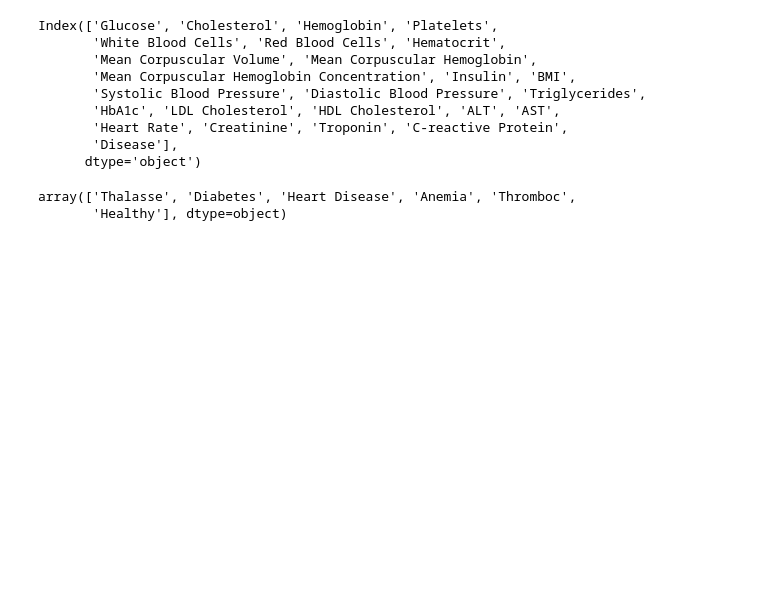
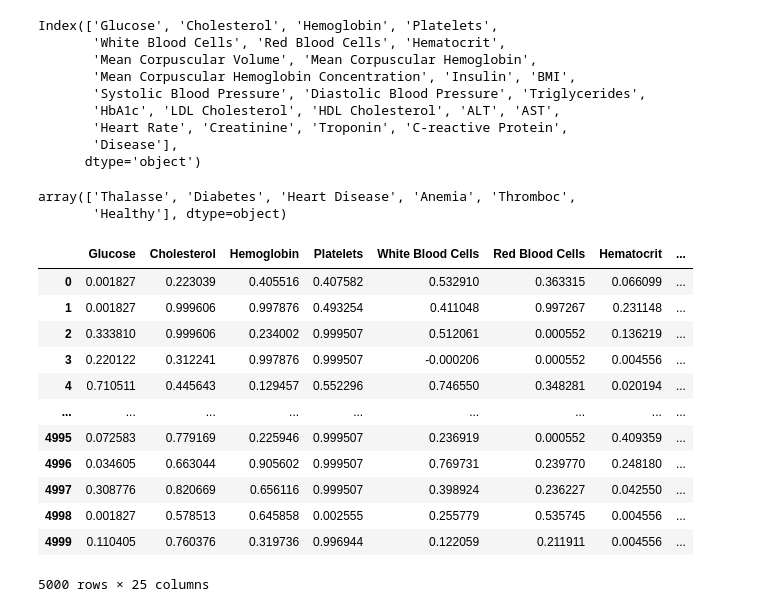
Before and after one commit to rajvi-collab/Disease_Detection, a Jupyter notebook: disease_detection.ipynb, the cells around one changed output. Saved outputs shown, nothing was run; the diff lists cells and outputs as text; code cells hidden in the pictures; blank space fills up the shorter version.

```diff
--- a/disease_detection.ipynb
+++ b/disease_detection.ipynb
@@ -43,4 +43,21 @@ df_test['Disease'].unique()
 # %% [output]
 array(['Thalasse', 'Diabetes', 'Heart Disease', 'Anemia', 'Thromboc',
        'Healthy'], dtype=object)
+# %%
+df_train = pd.read_csv("./datasets/blood_samples_train_dataset.csv")
+df_train
+# %% [output]
+|  | Glucose | Cholesterol | Hemoglobin | Platelets | White Blood Cells | Red Blood Cells | Hematocrit | ... |
+| 0 | 0.001827 | 0.223039 | 0.405516 | 0.407582 | 0.532910 | 0.363315 | 0.066099 | ... |
+| 1 | 0.001827 | 0.999606 | 0.997876 | 0.493254 | 0.411048 | 0.997267 | 0.231148 | ... |
+| 2 | 0.333810 | 0.999606 | 0.234002 | 0.999507 | 0.512061 | 0.000552 | 0.136219 | ... |
+| 3 | 0.220122 | 0.312241 | 0.997876 | 0.999507 | -0.000206 | 0.000552 | 0.004556 | ... |
+| 4 | 0.710511 | 0.445643 | 0.129457 | 0.552296 | 0.746550 | 0.348281 | 0.020194 | ... |
+| ... | ... | ... | ... | ... | ... | ... | ... | ... |
+| 4995 | 0.072583 | 0.779169 | 0.225946 | 0.999507 | 0.236919 | 0.000552 | 0.409359 | ... |
+| 4996 | 0.034605 | 0.663044 | 0.905602 | 0.999507 | 0.769731 | 0.239770 | 0.248180 | ... |
+| 4997 | 0.308776 | 0.820669 | 0.656116 | 0.999507 | 0.398924 | 0.236227 | 0.042550 | ... |
+| 4998 | 0.001827 | 0.578513 | 0.645858 | 0.002555 | 0.255779 | 0.535745 | 0.004556 | ... |
+| 4999 | 0.110405 | 0.760376 | 0.319736 | 0.996944 | 0.122059 | 0.211911 | 0.004556 | ... |
+5000 rows × 25 columns
 # %%
```
Also changed, not shown: parts of 9 cells of this notebook.
